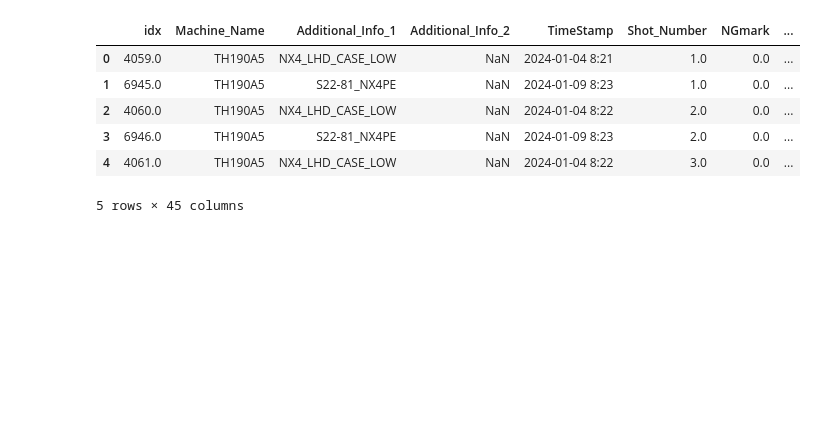
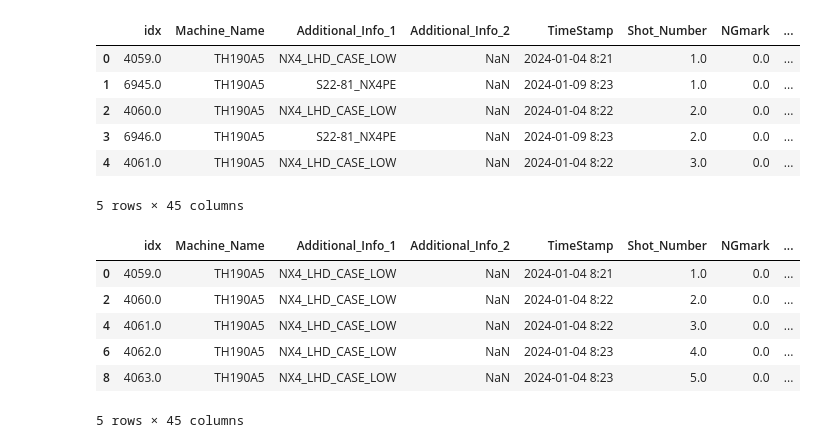
Before and after one commit to knockinthecave/seojinAI_dummy_creater, a Jupyter notebook: dummy_creater.ipynb, the cells around one changed output. Cells and saved outputs as stored; diff of their text form; code cells hidden in the pictures; blank space fills up the shorter version.

```diff
--- a/dummy_creater.ipynb
+++ b/dummy_creater.ipynb
@@ -15,3 +15,21 @@ shot_data.head()
 | 3 | 6946.0 | TH190A5 | S22-81_NX4PE | NaN | 2024-01-09 8:23 | 2.0 | 0.0 | ... |
 | 4 | 4061.0 | TH190A5 | NX4_LHD_CASE_LOW | NaN | 2024-01-04 8:22 | 3.0 | 0.0 | ... |
 5 rows × 45 columns
+# %%
+# mc = machine name
+# 기계이름이 2개로 나뉘어져 있어 criteria를 통해 두개의 데이터 프레임으로 나눈 후 더미데이터 생성 예정
+mc_criteria_1 = shot_data['Additional_Info_1'] == 'NX4_LHD_CASE_LOW'
+mc_criteria_2 = shot_data['Additional_Info_1'] == 'S22-81_NX4PE'
+# %%
+data_frame_1 = shot_data[mc_criteria_1]
+data_frame_2 = shot_data[mc_criteria_2]
+# %%
+data_frame_1.head()
+# %% [output]
+|  | idx | Machine_Name | Additional_Info_1 | Additional_Info_2 | TimeStamp | Shot_Number | NGmark | ... |
+| 0 | 4059.0 | TH190A5 | NX4_LHD_CASE_LOW | NaN | 2024-01-04 8:21 | 1.0 | 0.0 | ... |
+| 2 | 4060.0 | TH190A5 | NX4_LHD_CASE_LOW | NaN | 2024-01-04 8:22 | 2.0 | 0.0 | ... |
+| 4 | 4061.0 | TH190A5 | NX4_LHD_CASE_LOW | NaN | 2024-01-04 8:22 | 3.0 | 0.0 | ... |
+| 6 | 4062.0 | TH190A5 | NX4_LHD_CASE_LOW | NaN | 2024-01-04 8:23 | 4.0 | 0.0 | ... |
+| 8 | 4063.0 | TH190A5 | NX4_LHD_CASE_LOW | NaN | 2024-01-04 8:23 | 5.0 | 0.0 | ... |
+5 rows × 45 columns
```
Also changed, not shown: parts of 1 cell of this notebook.
